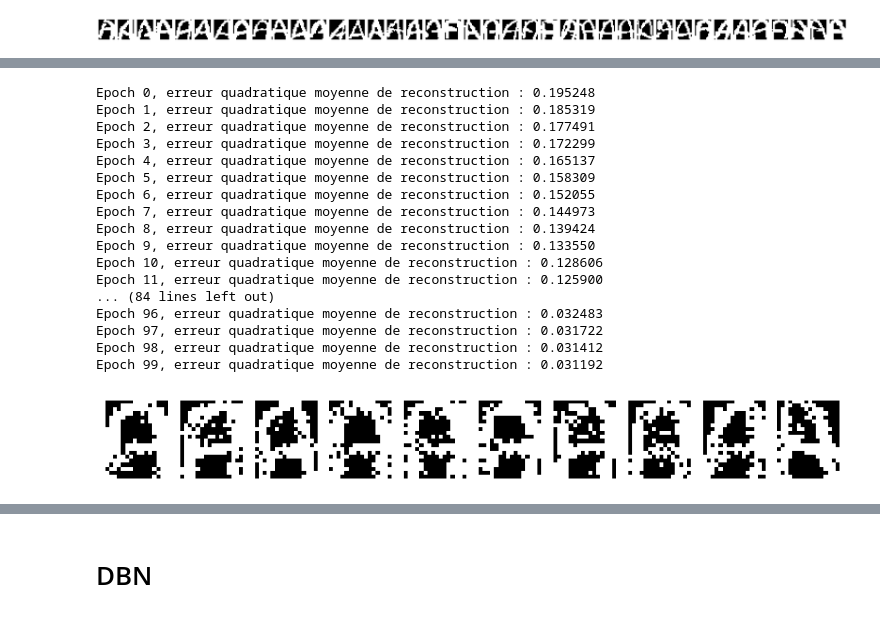
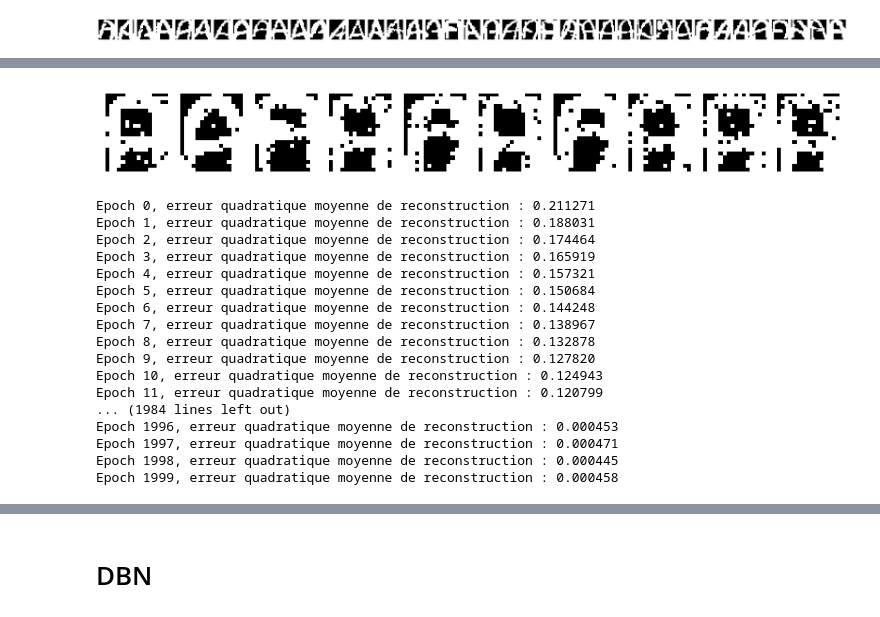
Before and after one commit to Theo-Morvan/DL_2_project, a Jupyter notebook: tristan/test.ipynb, the cells around one changed output, grey strips where cells are left out. Saved outputs shown, nothing was run; the diff lists cells and outputs as text; code cells hidden in the pictures.

```diff
--- a/tristan/test.ipynb
+++ b/tristan/test.ipynb
@@ -17,0 +87,5 @@ model = RBM(320, 40)
+# %%
+generated = model.generer_image(10, 10)
+display_alpha_digits(generated)
+# %% [output]
+[figure, added]
@@ -18,25 +96,21 @@ model = RBM(320, 40)
 # %%
-model.train(X, 0.1, 4, 100)
+model = RBM(320, 50)
+model.train(X_ab, 0.1, 4, 2000)
 # %% [output]
-Epoch 0, erreur quadratique moyenne de reconstruction : 0.195248
-Epoch 1, erreur quadratique moyenne de reconstruction : 0.185319
-Epoch 2, erreur quadratique moyenne de reconstruction : 0.177491
-Epoch 3, erreur quadratique moyenne de reconstruction : 0.172299
-Epoch 4, erreur quadratique moyenne de reconstruction : 0.165137
-Epoch 5, erreur quadratique moyenne de reconstruction : 0.158309
-Epoch 6, erreur quadratique moyenne de reconstruction : 0.152055
-Epoch 7, erreur quadratique moyenne de reconstruction : 0.144973
-Epoch 8, erreur quadratique moyenne de reconstruction : 0.139424
-Epoch 9, erreur quadratique moyenne de reconstruction : 0.133550
-Epoch 10, erreur quadratique moyenne de reconstruction : 0.128606
-Epoch 11, erreur quadratique moyenne de reconstruction : 0.125900
-... (84 lines left out)
-Epoch 96, erreur quadratique moyenne de reconstruction : 0.032483
-Epoch 97, erreur quadratique moyenne de reconstruction : 0.031722
-Epoch 98, erreur quadratique moyenne de reconstruction : 0.031412
-Epoch 99, erreur quadratique moyenne de reconstruction : 0.031192
+Epoch 0, erreur quadratique moyenne de reconstruction : 0.211271
+Epoch 1, erreur quadratique moyenne de reconstruction : 0.188031
+Epoch 2, erreur quadratique moyenne de reconstruction : 0.174464
+Epoch 3, erreur quadratique moyenne de reconstruction : 0.165919
+Epoch 4, erreur quadratique moyenne de reconstruction : 0.157321
+Epoch 5, erreur quadratique moyenne de reconstruction : 0.150684
+Epoch 6, erreur quadratique moyenne de reconstruction : 0.144248
+Epoch 7, erreur quadratique moyenne de reconstruction : 0.138967
+Epoch 8, erreur quadratique moyenne de reconstruction : 0.132878
+Epoch 9, erreur quadratique moyenne de reconstruction : 0.127820
+Epoch 10, erreur quadratique moyenne de reconstruction : 0.124943
+Epoch 11, erreur quadratique moyenne de reconstruction : 0.120799
+... (1984 lines left out)
+Epoch 1996, erreur quadratique moyenne de reconstruction : 0.000453
+Epoch 1997, erreur quadratique moyenne de reconstruction : 0.000471
+Epoch 1998, erreur quadratique moyenne de reconstruction : 0.000445
+Epoch 1999, erreur quadratique moyenne de reconstruction : 0.000458
-# %%
-generated = model.generer_image(20, 10)
-display_alpha_digits(generated)
-# %% [output]
-[figure, removed]
```
Also changed, not shown: parts of 14 cells of this notebook.
